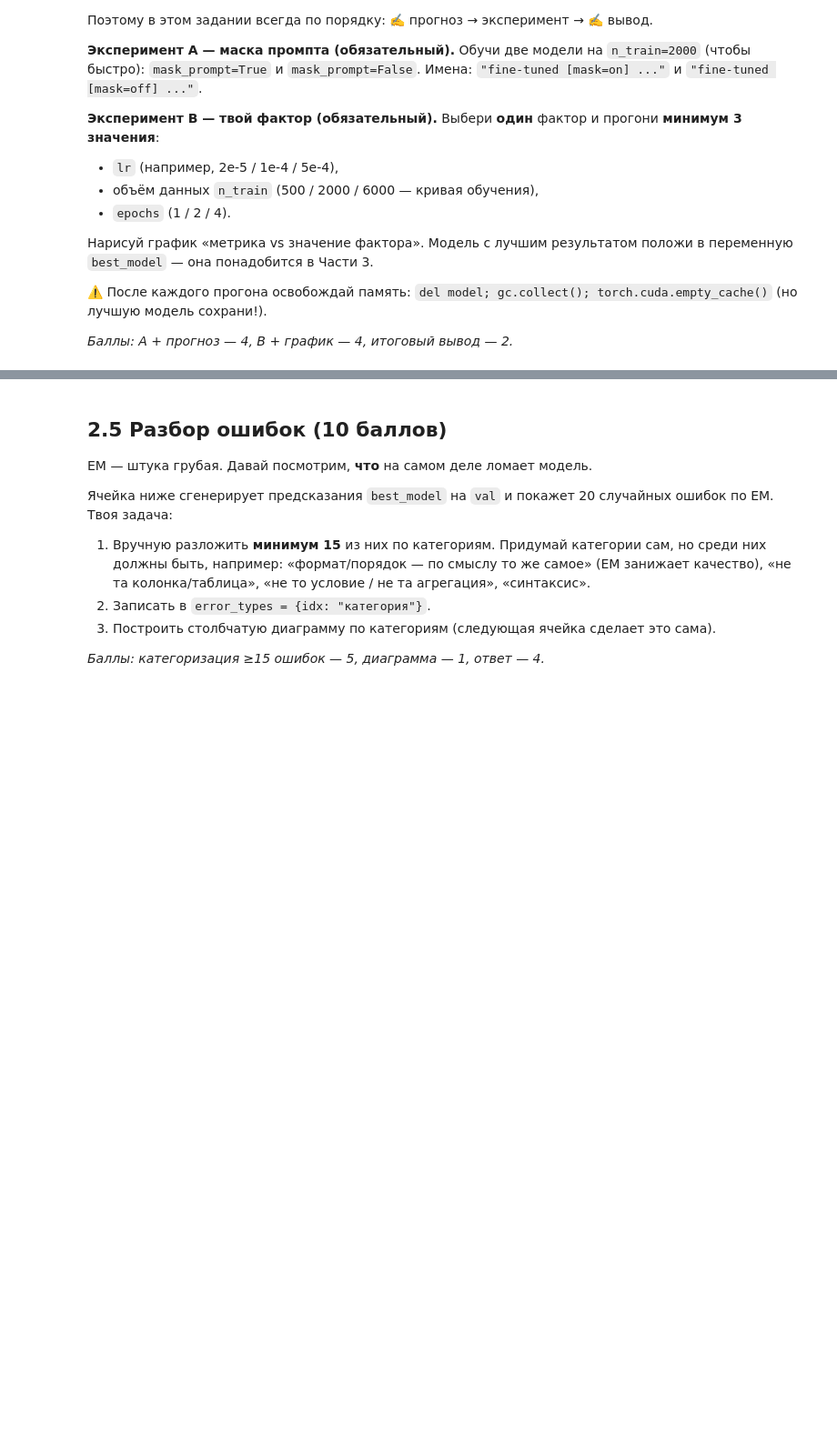
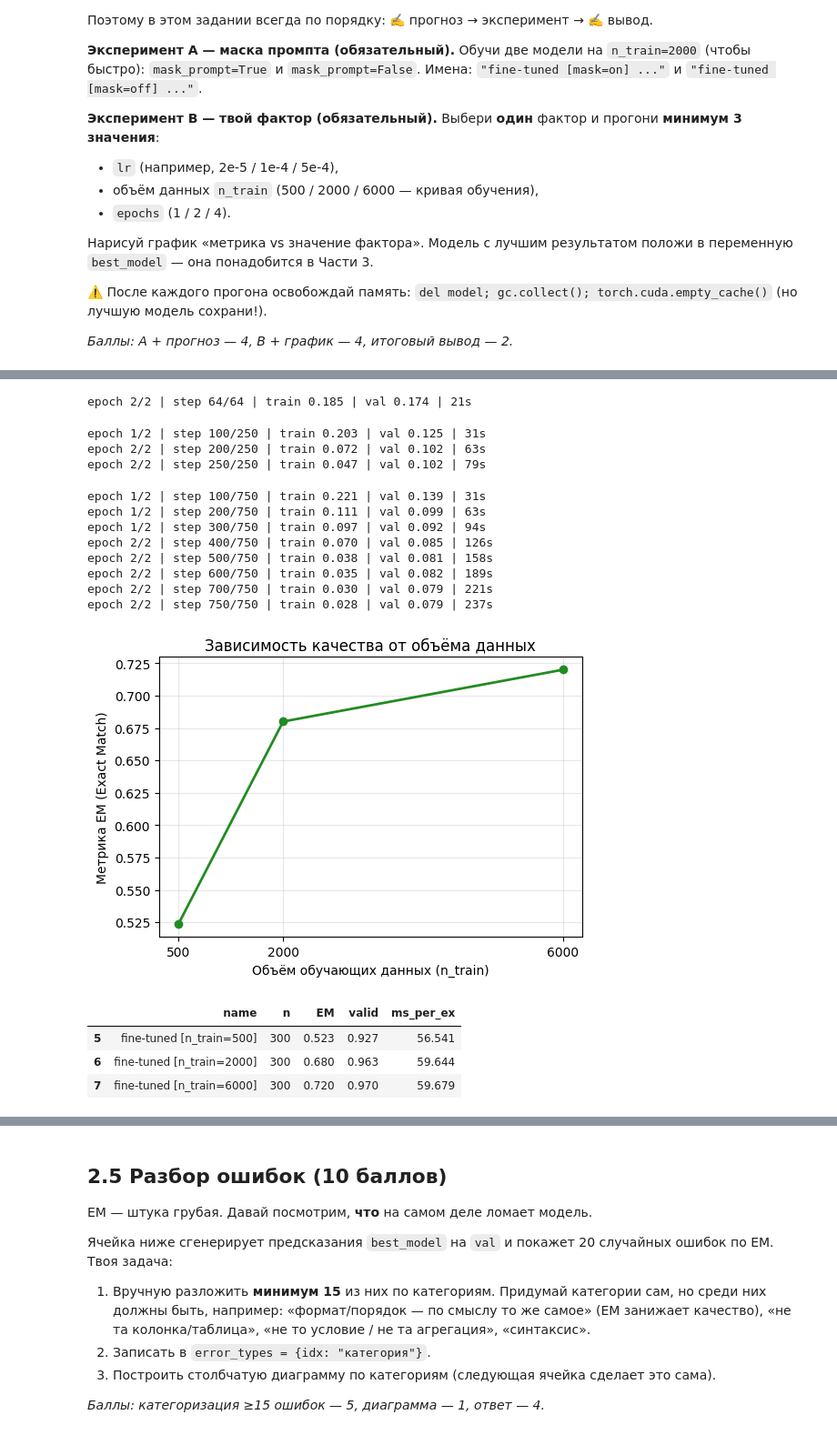
Before and after one commit to SashaVeremchuk/GP_ML_2026, a Jupyter notebook: ДЗ_№3.ipynb, the cells around one changed output, grey strips where cells are left out. Shown at 91% size. Drawn from its saved outputs; the diff is of its cells as text; code cells hidden in the pictures; blank space fills up the shorter version.

```diff
--- a/ДЗ_№3.ipynb
+++ b/ДЗ_№3.ipynb
@@ -943,2 +1126,67 @@ best_model = ...   # TODO: лучшая модель из всех, что у т
+# %%
+n_train_values = [500, 2000, 6000]
+
+best_em = -1.0
+best_model_weights = None
+exp_b_results = []
+
+for n_tr in n_train_values:
+    exp_name = f"fine-tuned [n_train={n_tr}]"
+
+    model, hist = run_training(
+        n_train=n_tr,
+        mask_prompt=True,
+        epochs=2,
+        eval_every=100
+    )
+
+    res = eval_sql(
+        name=exp_name,
+        model=model,
+        examples=sql_val
+    )
+    current_em = res["EM"]
+    exp_b_results.append(current_em)
+
+    if current_em > best_em:
+        best_em = current_em
+        best_model_weights = {k: v.cpu() for k, v in model.state_dict().items()}
+
+    del model
+    gc.collect()
+    torch.cuda.empty_cache()
+
+best_model = load_model()
+best_model.load_state_dict(best_model_weights)
+best_model.eval()
+
+fig, ax = plt.subplots(figsize=(6, 4))
+ax.plot(n_train_values, exp_b_results, "o-", color="forestgreen", linewidth=2)
+ax.set_xlabel("Объём обучающих данных (n_train)")
+ax.set_ylabel("Метрика EM (Exact Match)")
+ax.set_title("Зависимость качества от объёма данных")
+ax.set_xticks(n_train_values)
+ax.grid(alpha=0.3)
+plt.show()
+
+show_log("n_train=")
+# %% [output]
+epoch 2/2 | step 64/64 | train 0.185 | val 0.174 | 21s
+epoch 1/2 | step 100/250 | train 0.203 | val 0.125 | 31s
+epoch 2/2 | step 200/250 | train 0.072 | val 0.102 | 63s
+epoch 2/2 | step 250/250 | train 0.047 | val 0.102 | 79s
+epoch 1/2 | step 100/750 | train 0.221 | val 0.139 | 31s
+epoch 1/2 | step 200/750 | train 0.111 | val 0.099 | 63s
+epoch 1/2 | step 300/750 | train 0.097 | val 0.092 | 94s
+epoch 2/2 | step 400/750 | train 0.070 | val 0.085 | 126s
+epoch 2/2 | step 500/750 | train 0.038 | val 0.081 | 158s
+epoch 2/2 | step 600/750 | train 0.035 | val 0.082 | 189s
+epoch 2/2 | step 700/750 | train 0.030 | val 0.079 | 221s
+epoch 2/2 | step 750/750 | train 0.028 | val 0.079 | 237s
+[figure, added]
+|  | name | n | EM | valid | ms_per_ex |
+| 5 | fine-tuned [n_train=500] | 300 | 0.523 | 0.927 | 56.541 |
+| 6 | fine-tuned [n_train=2000] | 300 | 0.680 | 0.963 | 59.644 |
+| 7 | fine-tuned [n_train=6000] | 300 | 0.720 | 0.970 | 59.679 |
 # %% [markdown]
 **✍️ Вывод по экспериментам (2.4):** Совпали ли прогнозы с реальностью? Если нет — почему ты ошибся? Что оказалось самым сильным рычагом?
```
Also changed, not shown: parts of 54 cells of this notebook.
